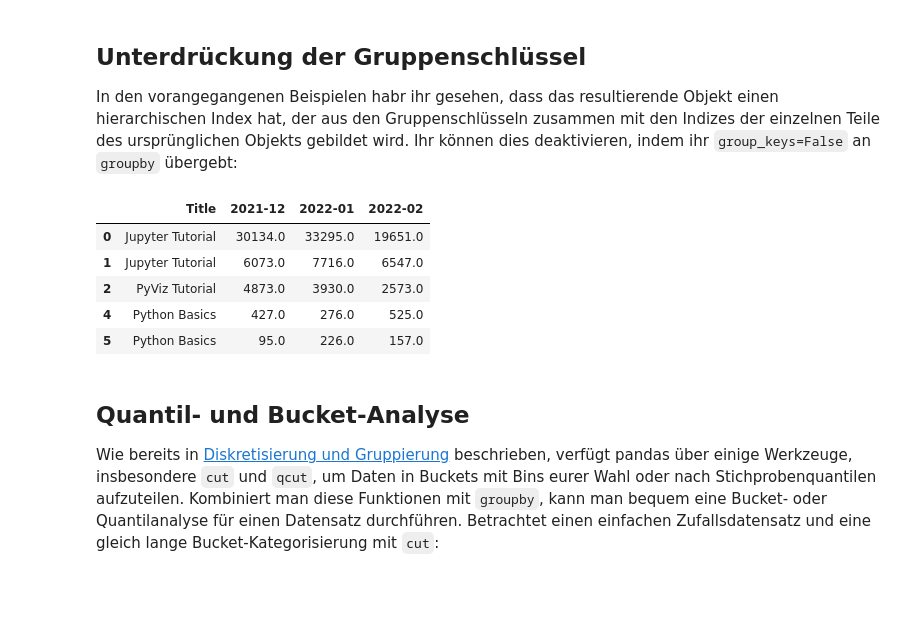
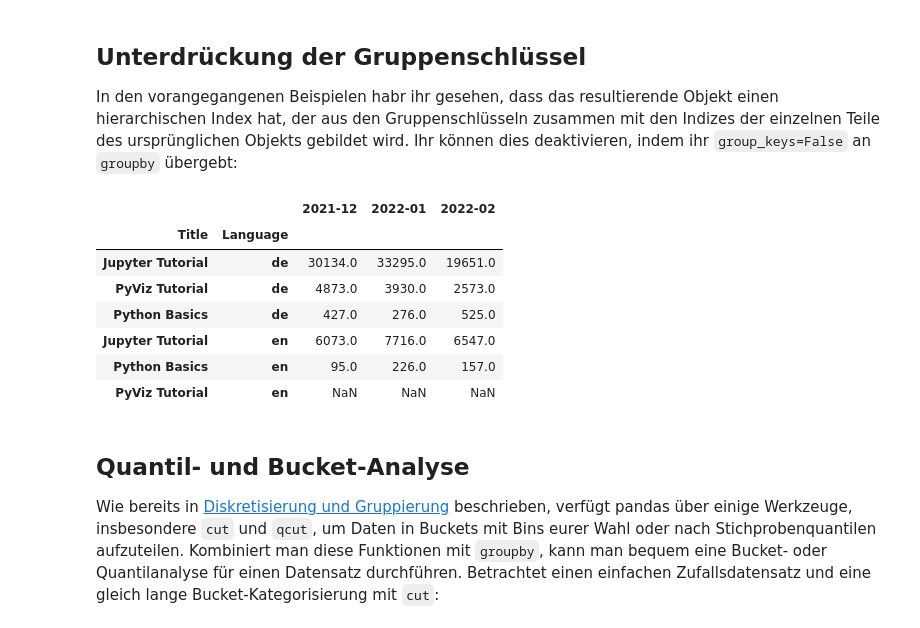
Before and after one commit to cusyio/Python4DataScience-de, a Jupyter notebook: docs/workspace/pandas/apply.ipynb, the cells around one changed output. Cells and saved outputs as stored; diff of their text form; code cells hidden in the pictures; blank space fills up the shorter version.

```diff
--- a/docs/workspace/pandas/apply.ipynb
+++ b/docs/workspace/pandas/apply.ipynb
@@ -8,15 +8,17 @@ Nehmen wir an, wir wollen die fünf größten `hit`-Werte nach Gruppen auswähle
 import pandas as pd
 import numpy as np
 # %%
-df = pd.DataFrame({'Title' : ['Jupyter Tutorial',
-                              'Jupyter Tutorial',
-                              'PyViz Tutorial',
-                              None,
-                              'Python Basics',
-                              'Python Basics'],
-                   '2021-12' : [30134,6073,4873,None,427,95],
+df = pd.DataFrame({'2021-12' : [30134,6073,4873,None,427,95],
                    '2022-01' : [33295,7716,3930,None,276,226],
-                   '2022-02' : [19651,6547,2573,None,525,157]})
+                   '2022-02' : [19651,6547,2573,None,525,157]},
+                  index=[['Jupyter Tutorial',
+                          'Jupyter Tutorial',
+                          'PyViz Tutorial',
+                          'PyViz Tutorial',
+                          'Python Basics',
+                          'Python Basics'],
+                         ['de', 'en', 'de', 'en', 'de', 'en']])
+df.index.names = ['Title', 'Language']
 
 df
 # %% [output]
@@ -108,16 +113,18 @@ grouped.apply(f)
 
 In den vorangegangenen Beispielen habr ihr gesehen, dass das resultierende Objekt einen hierarchischen Index hat, der aus den Gruppenschlüsseln zusammen mit den Indizes der einzelnen Teile des ursprünglichen Objekts gebildet wird. Ihr können dies deaktivieren, indem ihr `group_keys=False` an `groupby` übergebt:
 # %%
-grouped = df.groupby('Title', group_keys=False)
+grouped = df.groupby('Language', group_keys=False)
 
 grouped.apply(top)
 # %% [output]
-|  | Title | 2021-12 | 2022-01 | 2022-02 |
-| 0 | Jupyter Tutorial | 30134.0 | 33295.0 | 19651.0 |
-| 1 | Jupyter Tutorial | 6073.0 | 7716.0 | 6547.0 |
-| 2 | PyViz Tutorial | 4873.0 | 3930.0 | 2573.0 |
-| 4 | Python Basics | 427.0 | 276.0 | 525.0 |
-| 5 | Python Basics | 95.0 | 226.0 | 157.0 |
+|  |  | 2021-12 | 2022-01 | 2022-02 |
+| Title | Language |  |  |  |
+| Jupyter Tutorial | de | 30134.0 | 33295.0 | 19651.0 |
+| PyViz Tutorial | de | 4873.0 | 3930.0 | 2573.0 |
+| Python Basics | de | 427.0 | 276.0 | 525.0 |
+| Jupyter Tutorial | en | 6073.0 | 7716.0 | 6547.0 |
+| Python Basics | en | 95.0 | 226.0 | 157.0 |
+| PyViz Tutorial | en | NaN | NaN | NaN |
 # %% [markdown]
 ## Quantil- und Bucket-Analyse
 
```
Also changed, not shown: parts of 23 cells of this notebook.
